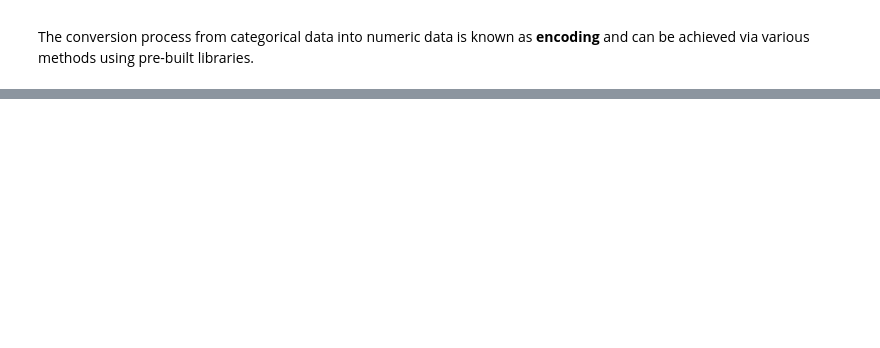
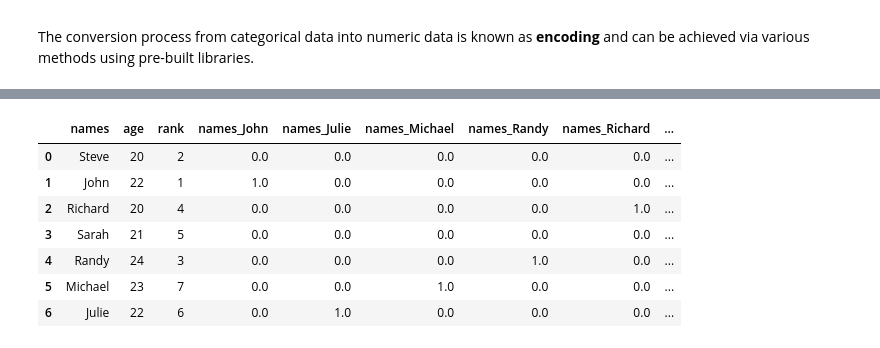
Before and after one commit to PatThompson1306/exercises, a Jupyter notebook: linked_in/linkedin_18_cleaning_and_treating_cat_variables.ipynb, the cells around one changed output, grey strips where cells are left out. Drawn from its saved outputs; the diff is of its cells as text; code cells hidden in the pictures; blank space fills up the shorter version.

Commit message:
Encoding & Transformation

```diff
--- a/linked_in/linkedin_18_cleaning_and_treating_cat_variables.ipynb
+++ b/linked_in/linkedin_18_cleaning_and_treating_cat_variables.ipynb
@@ -20,3 +20,6 @@ data = {"names": ["Steve", "John", "Richard", "Sarah", "Randy", "Michael", "Juli
         "gender": ["Male", "Male", np.nan, "Female", np.nan, "Male", np.nan],
         "rank": [2, 1, 4, 5, 3, 7, 6]
     }
+
+df = pd.DataFrame(data)
+df
@@ -22,0 +35,5 @@ data = {"names": ["Steve", "John", "Richard", "Sarah", "Randy", "Michael", "Juli
+# %%
+# dropping the gender column which contains missing values
+
+df = df.drop("gender", axis=1)
+df
@@ -22,0 +75,10 @@ data = {"names": ["Steve", "John", "Richard", "Sarah", "Randy", "Michael", "Juli
+# %%
+'''
+One-hot encoding creates a new binary column for each category.
+Each row has a 1 in the column for its category and 0s elsewhere (e.g., "Steve" → [1,0,0,0,0,0,0]).
+This avoids implying any order or ranking.
+'''
+onehot_encoder = OneHotEncoder(sparse_output=False)
+onehot_encoder.fit(df[["names"]])
+hot_encoded_names = onehot_encoder.transform(df[["names"]])
+hot_encoded_names
@@ -22,0 +93,17 @@ data = {"names": ["Steve", "John", "Richard", "Sarah", "Randy", "Michael", "Juli
+# %%
+# merging the encoded names with the original dataframe
+
+encoded_cols = onehot_encoder.get_feature_names_out(["names"])
+encoded_df = pd.DataFrame(hot_encoded_names, columns=encoded_cols)
+df_merged = pd.concat([df.reset_index(drop=True), encoded_df], axis=1)
+
+df_merged
+# %% [output]
+|  | names | age | rank | names_John | names_Julie | names_Michael | names_Randy | names_Richard | ... |
+| 0 | Steve | 20 | 2 | 0.0 | 0.0 | 0.0 | 0.0 | 0.0 | ... |
+| 1 | John | 22 | 1 | 1.0 | 0.0 | 0.0 | 0.0 | 0.0 | ... |
+| 2 | Richard | 20 | 4 | 0.0 | 0.0 | 0.0 | 0.0 | 1.0 | ... |
+| 3 | Sarah | 21 | 5 | 0.0 | 0.0 | 0.0 | 0.0 | 0.0 | ... |
+| 4 | Randy | 24 | 3 | 0.0 | 0.0 | 0.0 | 1.0 | 0.0 | ... |
+| 5 | Michael | 23 | 7 | 0.0 | 0.0 | 1.0 | 0.0 | 0.0 | ... |
+| 6 | Julie | 22 | 6 | 0.0 | 1.0 | 0.0 | 0.0 | 0.0 | ... |
```
Also changed, not shown: parts of 5 cells of this notebook, 1 other file.
